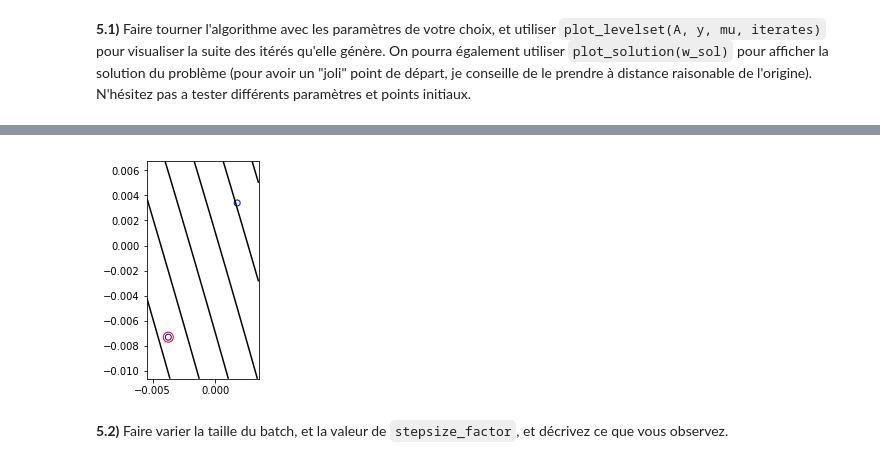
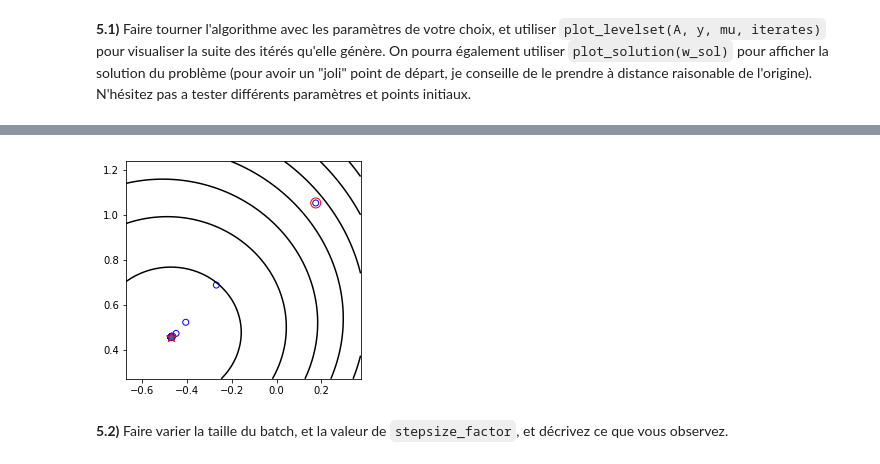
Before and after one commit to JLechuga94/ML-Optimisation, a Jupyter notebook: TP_students.ipynb, the cells around one changed output, grey strips where cells are left out. Cells and saved outputs as stored; diff of their text form; code cells hidden in the pictures.

```diff
--- a/TP_students.ipynb
+++ b/TP_students.ipynb
@@ -770,4 +768,4 @@ mu=0.01
 # %% [markdown]
 **5.1)** Faire tourner l'algorithme avec les paramètres de votre choix, et utiliser `plot_levelset(A, y, mu, iterates)` pour visualiser la suite des itérés qu'elle génère. On pourra également utiliser `plot_solution(w_sol)` pour afficher la solution du problème (pour avoir un "joli" point de départ, je conseille de le prendre à distance raisonable de l'origine). N'hésitez pas a tester différents paramètres et points initiaux.
 # %%
-a = SGD(A,y,mu, 600, len(A), 0.5, 10*randn(2))
+a = SGD(A,y,mu, 200, len(A),1.7, 10*randn(2))
@@ -782,6 +772,7 @@ plot_solution(a[0])
 # %%
-plot_levelset(A, y, mu, iterates)
+plot_levelset(A, y, mu, a[1].T)
+plot_solution(a[0])
 # %% [output]
-[figure, old version]
+[figure, new version]
 # %% [markdown]
 **5.2)** Faire varier la taille du batch, et la valeur de `stepsize_factor`, et décrivez ce que vous observez.
```
Also changed, not shown: parts of 16 cells of this notebook.
